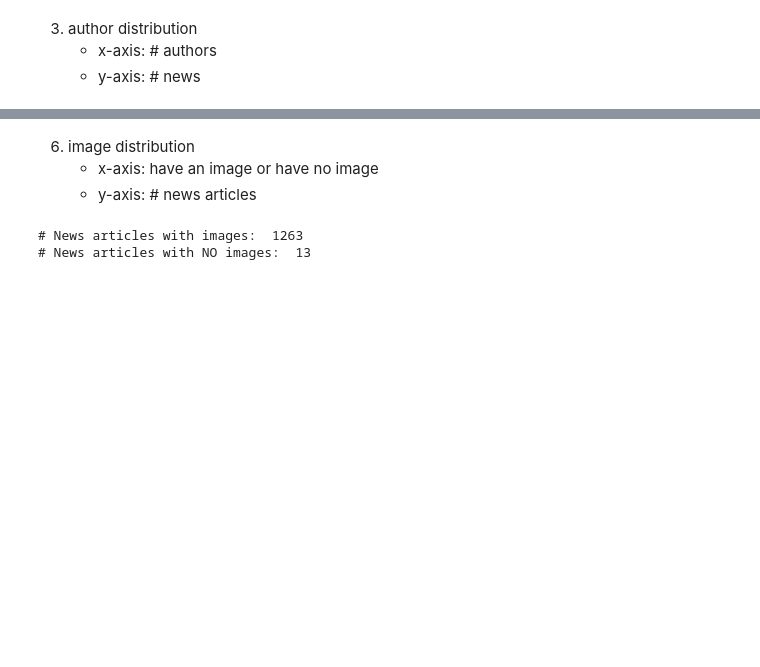
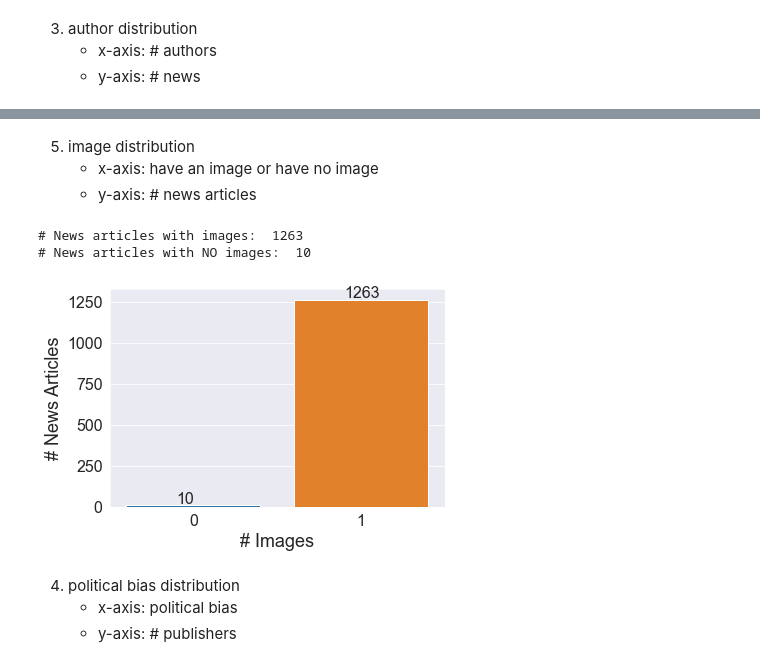
Before and after one commit to apurvamulay/ReCOVery, a Jupyter notebook: code/DataDistribution.ipynb, the cells around one changed output, grey strips where cells are left out. Cells and saved outputs as stored; diff of their text form; code cells hidden in the pictures; blank space fills up the shorter version.

```diff
--- a/code/DataDistribution.ipynb
+++ b/code/DataDistribution.ipynb
@@ -252,28 +242,33 @@ Democrats Say The Worst Of The Coronavirus Is Yet To Come. Republicans Say The W
 # %% [markdown]
-6. image distribution
+5. image distribution
     - x-axis: have an image or have no image
     - y-axis: # news articles
 # %%
 images = dfs['image'].values
 images = np.array(images, dtype=str)
 nums = np.zeros(images.shape, dtype=int)
 for idx, image in enumerate(images):
     if image == 'nan':
         nums[idx] = 0
     else:
         nums[idx] = 1
 
 print("# News articles with images: ", nums.sum())
 print("# News articles with NO images: ", nums.shape[0] - nums.sum())
 
-# ax = sns.countplot(nums)
-# for p in ax.patches:
-#         ax.annotate('{:.0f}'.format(p.get_height()), (p.get_x()+0.1, p.get_height()+10))
-# plt.xlabel('# Images')
-# plt.ylabel('# News Articles')
-# # ax.set_yscale('log')
-# plt.savefig(CSV_FILE_DIR_HEAD+'figure/imageNum_count.eps', bbox_inches='tight')
-# plt.show()
+ax = sns.countplot(nums)
+for p in ax.patches:
+        ax.annotate('{:.0f}'.format(p.get_height()), (p.get_x()+0.3, p.get_height()+10))
+plt.xlabel('# Images')
+plt.ylabel('# News Articles')
+# ax.set_yscale('log')
+plt.savefig(CSV_FILE_DIR_HEAD+'figure/imageNum_count.eps', bbox_inches='tight')
+plt.show()
 # %% [output]
 # News articles with images:  1263
-# News articles with NO images:  13
+# News articles with NO images:  10
+[figure, added]
+# %% [markdown]
+4. political bias distribution
+    - x-axis: political bias
+    - y-axis: # publishers
```
Also changed, not shown: parts of 12 cells of this notebook, 8 other files.
